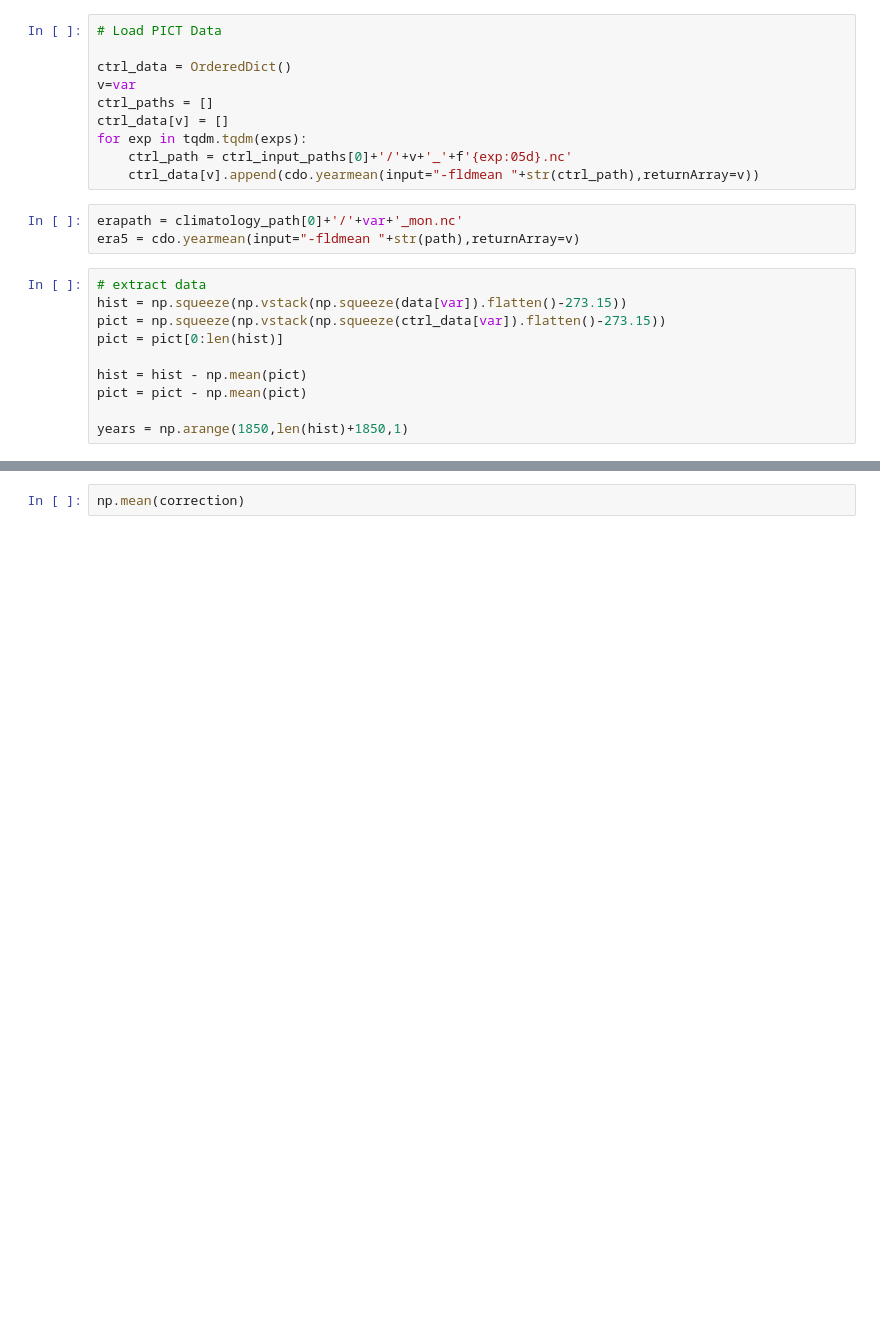
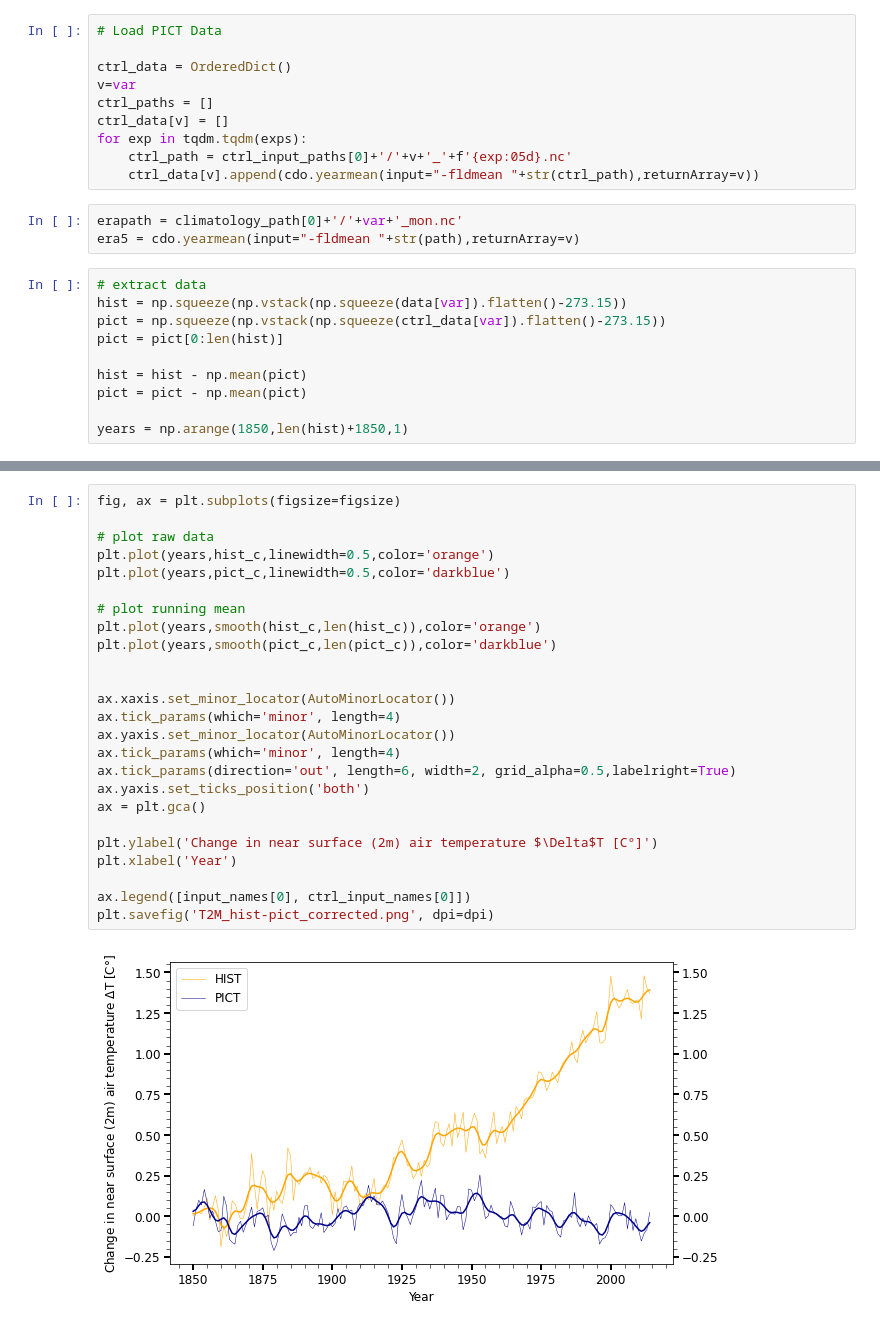
Before and after one commit to FESOM/fdiag, a Jupyter notebook: fdiag/templates/openifs/openifs_time_series_hist-pict.ipynb, the cells around one changed output, grey strips where cells are left out. Drawn from its saved outputs; the diff is of its cells as text; blank space fills up the shorter version.

```diff
--- a/fdiag/templates/openifs/openifs_time_series_hist-pict.ipynb
+++ b/fdiag/templates/openifs/openifs_time_series_hist-pict.ipynb
@@ -128,2 +129,27 @@ plt.savefig('T2M_hist-pict.png', dpi=dpi)
 # %%
-np.mean(correction)
+fig, ax = plt.subplots(figsize=figsize)
+
+# plot raw data
+plt.plot(years,hist_c,linewidth=0.5,color='orange')
+plt.plot(years,pict_c,linewidth=0.5,color='darkblue')
+
+# plot running mean
+plt.plot(years,smooth(hist_c,len(hist_c)),color='orange')
+plt.plot(years,smooth(pict_c,len(pict_c)),color='darkblue')
+
+
+ax.xaxis.set_minor_locator(AutoMinorLocator())
+ax.tick_params(which='minor', length=4)
+ax.yaxis.set_minor_locator(AutoMinorLocator())
+ax.tick_params(which='minor', length=4)
+ax.tick_params(direction='out', length=6, width=2, grid_alpha=0.5,labelright=True)
+ax.yaxis.set_ticks_position('both')
+ax = plt.gca()
+
+plt.ylabel('Change in near surface (2m) air temperature $\Delta$T [C°]')
+plt.xlabel('Year')
+
+ax.legend([input_names[0], ctrl_input_names[0]])
+plt.savefig('T2M_hist-pict_corrected.png', dpi=dpi)
+# %% [output]
+[figure, added]
```
Also changed, not shown: parts of 2 cells of this notebook, 10 other files.
